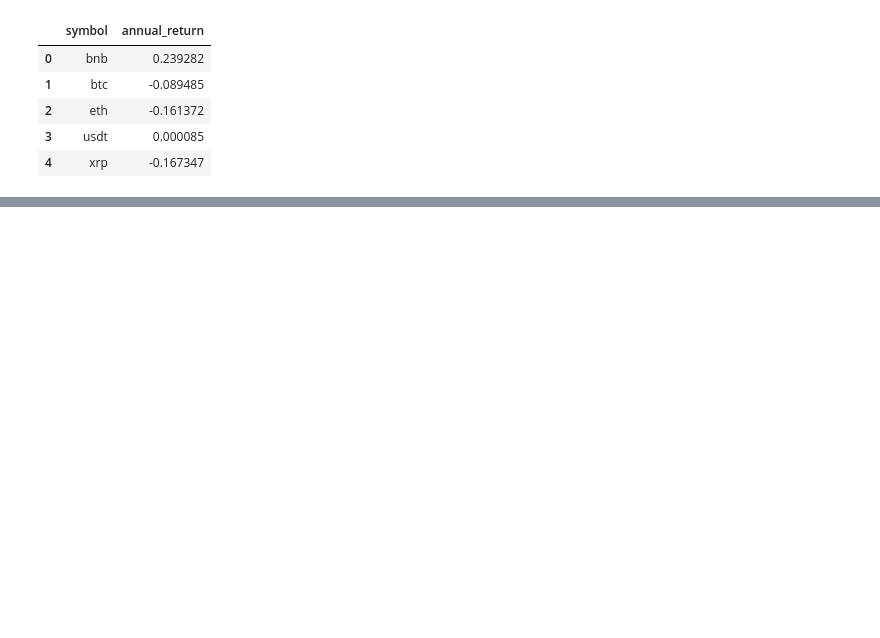
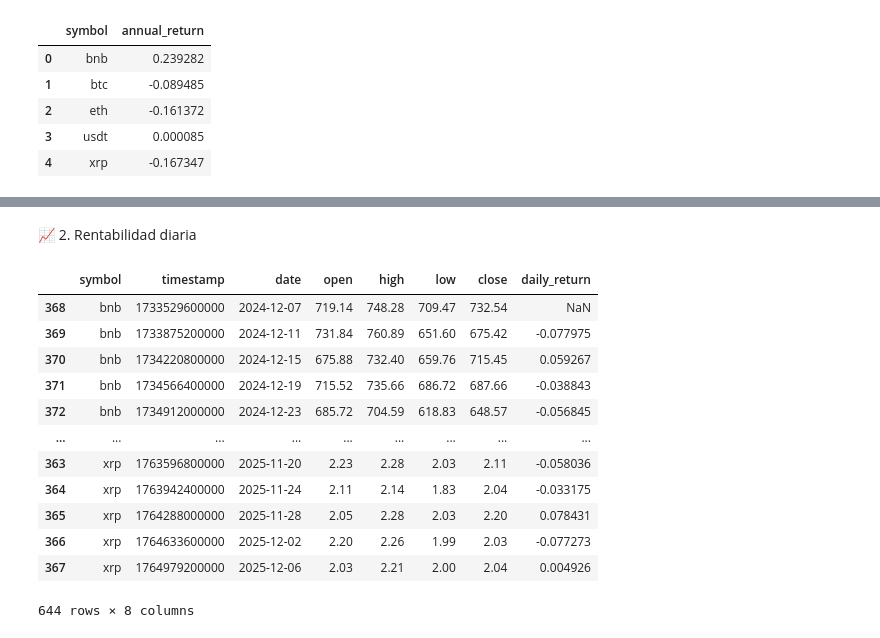
Before and after one commit to ramasa987/EDA_CRYPTO, a Jupyter notebook: CODIGO/NOTEBOOKS/EDA_MEMORIA_DESARROLLO.ipynb, the cells around one changed output, grey strips where cells are left out. Drawn from its saved outputs; the diff is of its cells as text; code cells hidden in the pictures; blank space fills up the shorter version.

```diff
--- a/CODIGO/NOTEBOOKS/EDA_MEMORIA_DESARROLLO.ipynb
+++ b/CODIGO/NOTEBOOKS/EDA_MEMORIA_DESARROLLO.ipynb
@@ -255,3 +308,5 @@ ohlc_top5.columns
 Index(['coin_id', 'symbol', 'timestamp', 'date', 'open', 'high', 'low',
        'close'],
       dtype='str')
+# %%
+ohlc_top5 = ohlc_top5.drop(columns = ["coin_id"])
@@ -310,0 +409,19 @@ returns_2025
+# %% [markdown]
+📈 2. Rentabilidad diaria
+# %%
+ohlc_top5["daily_return"] = ohlc_top5.groupby("symbol")["close"].pct_change()
+ohlc_top5
+# %% [output]
+|  | symbol | timestamp | date | open | high | low | close | daily_return |
+| 368 | bnb | 1733529600000 | 2024-12-07 | 719.14 | 748.28 | 709.47 | 732.54 | NaN |
+| 369 | bnb | 1733875200000 | 2024-12-11 | 731.84 | 760.89 | 651.60 | 675.42 | -0.077975 |
+| 370 | bnb | 1734220800000 | 2024-12-15 | 675.88 | 732.40 | 659.76 | 715.45 | 0.059267 |
+| 371 | bnb | 1734566400000 | 2024-12-19 | 715.52 | 735.66 | 686.72 | 687.66 | -0.038843 |
+| 372 | bnb | 1734912000000 | 2024-12-23 | 685.72 | 704.59 | 618.83 | 648.57 | -0.056845 |
+| ... | ... | ... | ... | ... | ... | ... | ... | ... |
+| 363 | xrp | 1763596800000 | 2025-11-20 | 2.23 | 2.28 | 2.03 | 2.11 | -0.058036 |
+| 364 | xrp | 1763942400000 | 2025-11-24 | 2.11 | 2.14 | 1.83 | 2.04 | -0.033175 |
+| 365 | xrp | 1764288000000 | 2025-11-28 | 2.05 | 2.28 | 2.03 | 2.20 | 0.078431 |
+| 366 | xrp | 1764633600000 | 2025-12-02 | 2.20 | 2.26 | 1.99 | 2.03 | -0.077273 |
+| 367 | xrp | 1764979200000 | 2025-12-06 | 2.03 | 2.21 | 2.00 | 2.04 | 0.004926 |
+644 rows × 8 columns
```
Also changed, not shown: parts of 109 cells of this notebook.
